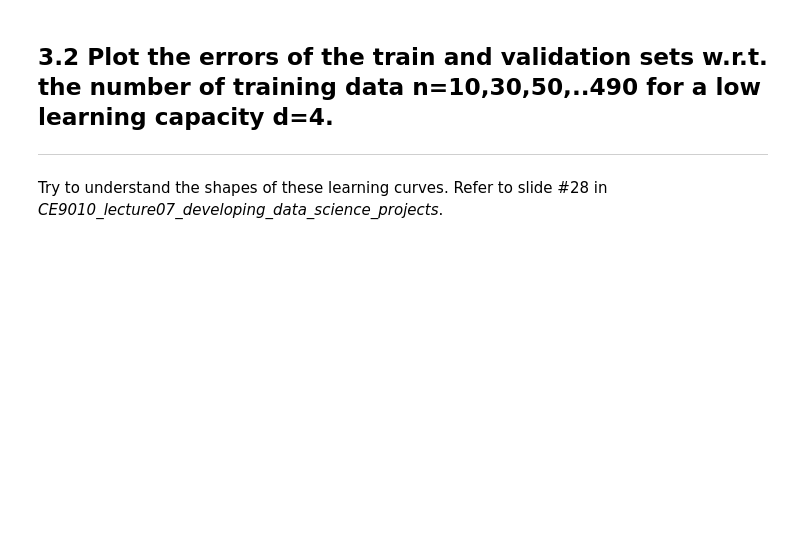
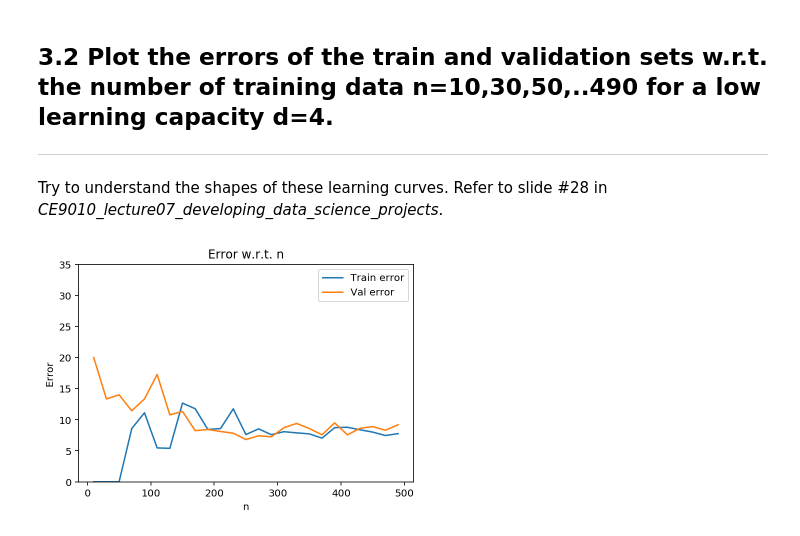
Before and after one commit to xqxqc/CE9010_2018, a Jupyter notebook: tutorials/my_tutorial06.ipynb, the cells around one changed output. Cells and saved outputs as stored; diff of their text form; code cells hidden in the pictures; blank space fills up the shorter version.

```diff
--- a/tutorials/my_tutorial06.ipynb
+++ b/tutorials/my_tutorial06.ipynb
@@ -382,35 +384,37 @@ val_error_tab = np.zeros(len(list_n))
 
 train_y_original = train_data_original[:,2][:,None]
 val_y_original = val_data_original[:,2][:,None]
 
 for i,n in enumerate(list_n):
 
      # select sub-set of n data
     idx = np.random.permutation(range(n_original))
     idx = idx[:int(n)]
     train_data = train_data_original[idx,:]
     train_y = train_y_original[idx]
     val_data = val_data_original[idx,:]
     val_y = val_y_original[idx]
 
-    train_X = #YOUR CODE HERE
-    train_w_solution, train_loss_solution = #YOUR CODE HERE
-    train_error = #YOUR CODE HERE
+    train_X = poly.fit_transform(train_data[:,0:2]) #YOUR CODE HERE
+    train_w_solution, train_loss_solution = compute_w_solution(train_X,train_y,0)#YOUR CODE HERE
+    train_error = compute_error(train_X,train_w_solution,train_y)#YOUR CODE HERE
     train_error_tab[i] = train_error
 
-    val_X = #YOUR CODE HERE
-    val_error = #YOUR CODE HERE
+    val_X = poly.fit_transform(val_data[:,0:2])#YOUR CODE HERE
+    val_error = compute_error(val_X,train_w_solution,val_y)#YOUR CODE HERE
     val_error_tab[i] = val_error
 
 
 # plot
 x = list_n
 plt.figure(1)
 plt.plot(x, train_error_tab,label='Train error'.format(i=1))
 plt.plot(x, val_error_tab,label='Val error'.format(i=2))
 plt.legend(loc='best')
 plt.title('Error w.r.t. n')
 plt.xlabel('n')
 plt.ylabel('Error')
 plt.ylim([0,35])
 plt.show()
+# %% [output]
+[figure, added]
```
Also changed, not shown: parts of 6 cells of this notebook, 1 other file.
